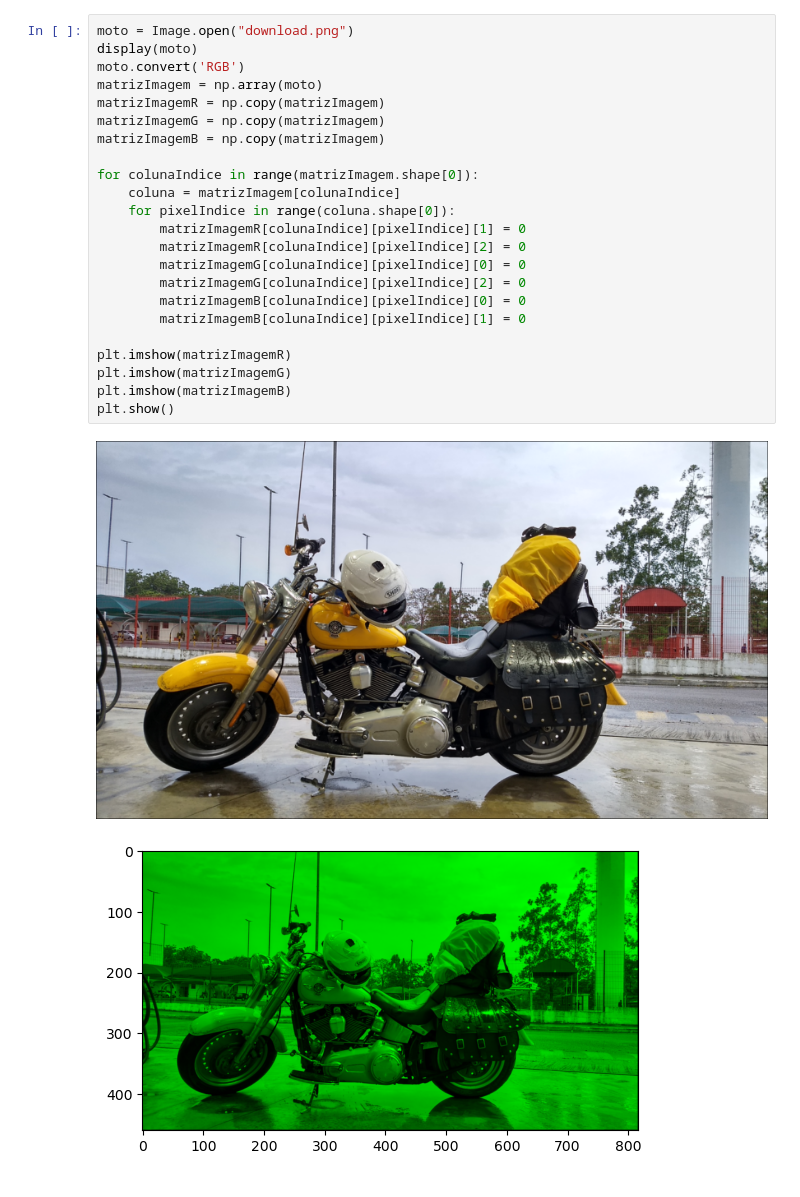
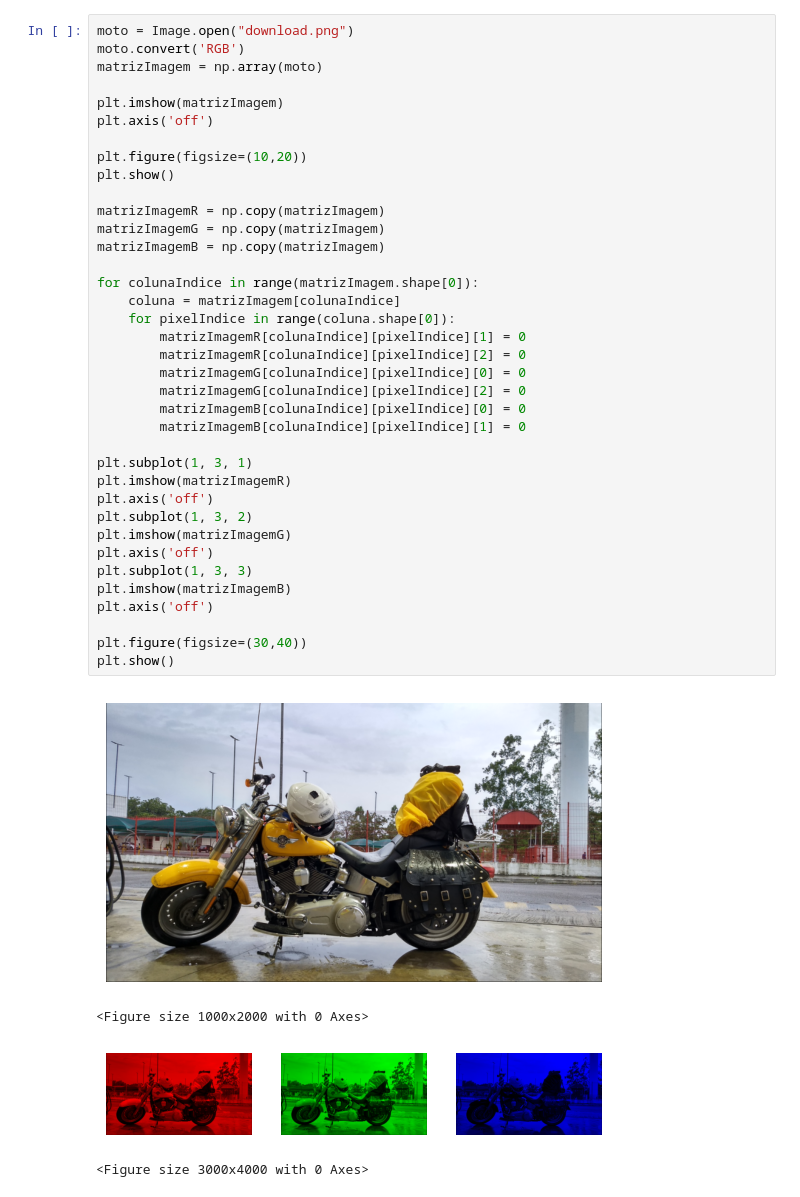
Before and after one commit to MartinaMJ/JupyterLiteTest, a Jupyter notebook: content/ProblemColorsPython.ipynb, the cells around one changed output. Drawn from its saved outputs; the diff is of its cells as text.

```diff
--- a/content/ProblemColorsPython.ipynb
+++ b/content/ProblemColorsPython.ipynb
@@ -5,26 +16,42 @@ from matplotlib import pyplot as plt
 # %%
 moto = Image.open("download.png")
-display(moto)
 moto.convert('RGB')
 matrizImagem = np.array(moto)
+
+plt.imshow(matrizImagem)
+plt.axis('off')
+
+plt.figure(figsize=(10,20))
+plt.show()
+
 matrizImagemR = np.copy(matrizImagem)
 matrizImagemG = np.copy(matrizImagem)
 matrizImagemB = np.copy(matrizImagem)
 
 for colunaIndice in range(matrizImagem.shape[0]):
     coluna = matrizImagem[colunaIndice]
     for pixelIndice in range(coluna.shape[0]):
         matrizImagemR[colunaIndice][pixelIndice][1] = 0
         matrizImagemR[colunaIndice][pixelIndice][2] = 0
         matrizImagemG[colunaIndice][pixelIndice][0] = 0
         matrizImagemG[colunaIndice][pixelIndice][2] = 0
         matrizImagemB[colunaIndice][pixelIndice][0] = 0
         matrizImagemB[colunaIndice][pixelIndice][1] = 0
 
+plt.subplot(1, 3, 1)
 plt.imshow(matrizImagemR)
+plt.axis('off')
+plt.subplot(1, 3, 2)
 plt.imshow(matrizImagemG)
+plt.axis('off')
+plt.subplot(1, 3, 3)
 plt.imshow(matrizImagemB)
+plt.axis('off')
+
+plt.figure(figsize=(30,40))
 plt.show()
 # %% [output]
-[figure, old version]
+[figure, new version]
+<Figure size 1000x2000 with 0 Axes>
-[figure, old version]
+[figure, new version]
+<Figure size 3000x4000 with 0 Axes>
```
Also changed, not shown: parts of 13 cells of this notebook.
